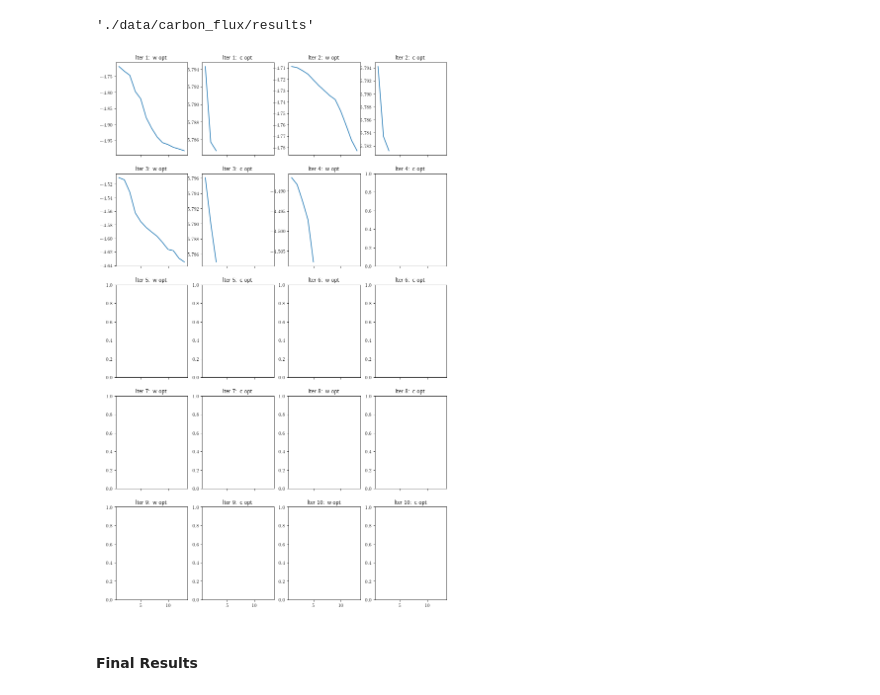
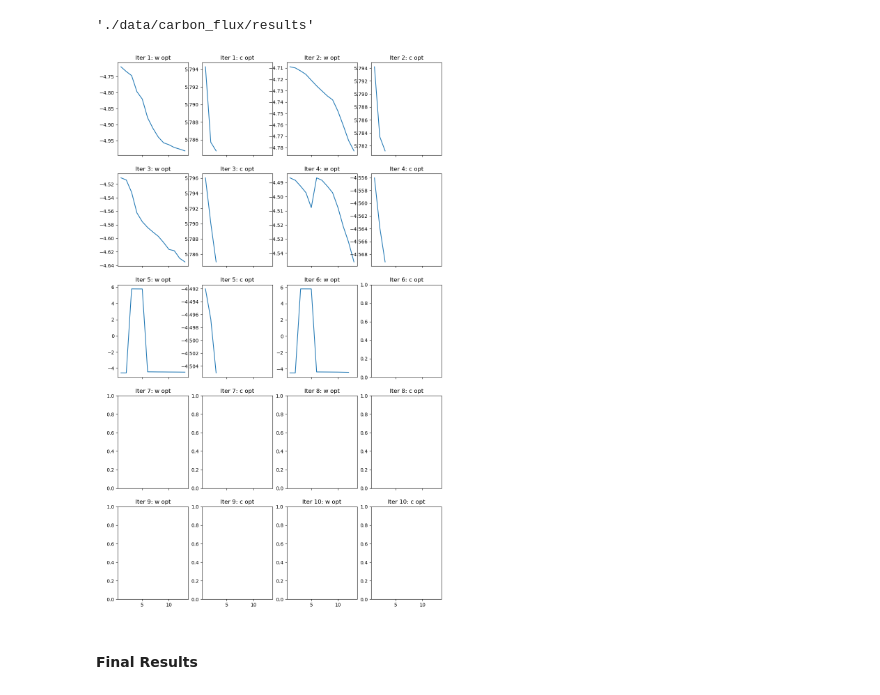
Before and after one commit to mcstanle/cf_inversion_sb_admm, a Jupyter notebook: output_investigations_20.ipynb, the cells around one changed output. Cells and saved outputs as stored; diff of their text form; code cells hidden in the pictures.

Commit message:
starting dual optimization from iteration 5

```diff
--- a/output_investigations_20.ipynb
+++ b/output_investigations_20.ipynb
@@ -16,10 +19,10 @@ from generate_opt_objects import A_b_generation
 # %%
-import matplotlib
+# import matplotlib
 
-# matplotlib settings
-matplotlib.rcParams['text.usetex'] = True
-plt.rcParams.update({'font.size': 18})
-plt.rc('text.latex', preamble=r'\usepackage{bm}')
+# # matplotlib settings
+# matplotlib.rcParams['text.usetex'] = True
+# plt.rcParams.update({'font.size': 18})
+# plt.rc('text.latex', preamble=r'\usepackage{bm}')
 # %%
 # results base directory
 BASE_DIR = './data/carbon_flux/results'
@@ -144,7 +147,8 @@ BASE_DIR
 './data/carbon_flux/results'
 # %%
 # read in the raw stdout file
-with open(BASE_DIR + '/20/stdout_0_2.txt', 'r') as f:
+# with open(BASE_DIR + '/20/stdout_0_2.txt', 'r') as f:
+with open(BASE_DIR + '/20/stdout.txt', 'r') as f:
     stdout_0_2_raw = f.readlines()
 
 with open(BASE_DIR + '/20/stdout_3_10.txt', 'r') as f:
@@ -162,11 +166,11 @@ traj_w_02 = all_obj_vals[16:29]
 traj_c_02 = all_obj_vals[29:32]
 traj_w_03 = all_obj_vals[32:45]
 traj_c_03 = all_obj_vals[45:48]
-traj_w_04 = all_obj_vals[48:]
-# traj_c_04 = all_obj_vals[61:64]
-# traj_w_05 = all_obj_vals[64:77]
-# traj_c_05 = all_obj_vals[77:80]
-# traj_w_06 = all_obj_vals[80:93]
+traj_w_04 = all_obj_vals[48:61]
+traj_c_04 = all_obj_vals[61:64]
+traj_w_05 = all_obj_vals[64:77]
+traj_c_05 = all_obj_vals[77:80]
+traj_w_06 = all_obj_vals[80:]
 # traj_c_06 = all_obj_vals[93:96]
 # traj_w_07 = all_obj_vals[96:109]
 # traj_c_07 = all_obj_vals[109:112]
@@ -193,14 +197,14 @@ ax[1, 1].plot(np.arange(1, len(traj_c_03) + 1), traj_c_03)
 
 # iteration 4
 ax[1, 2].plot(np.arange(1, len(traj_w_04) + 1), traj_w_04)
-# ax[1, 3].plot(np.arange(1, len(traj_c_04) + 1), traj_c_04)
+ax[1, 3].plot(np.arange(1, len(traj_c_04) + 1), traj_c_04)
 
-# # iteration 5
-# ax[2, 0].plot(np.arange(1, len(traj_w_05) + 1), traj_w_05)
-# ax[2, 1].plot(np.arange(1, len(traj_c_05) + 1), traj_c_05)
+# iteration 5
+ax[2, 0].plot(np.arange(1, len(traj_w_05) + 1), traj_w_05)
+ax[2, 1].plot(np.arange(1, len(traj_c_05) + 1), traj_c_05)
 
-# # iteration 6
-# ax[2, 2].plot(np.arange(1, len(traj_w_06) + 1), traj_w_06)
+# iteration 6
+ax[2, 2].plot(np.arange(1, len(traj_w_06) + 1), traj_w_06)
 # ax[2, 3].plot(np.arange(1, len(traj_c_06) + 1), traj_c_06)
 
 # # iteration 7
@@ -216,34 +220,34 @@ ax[1, 2].plot(np.arange(1, len(traj_w_04) + 1), traj_w_04)
 # ax[4, 1].plot(np.arange(1, len(traj_c_09) + 1), traj_c_09)
 
 # # iteration 10
 # ax[4, 2].plot(np.arange(1, len(traj_w_10) + 1), traj_w_10)
 # ax[4, 3].plot(np.arange(1, len(traj_c_10) + 1), traj_c_10)
 
 # labels
 ax[0, 0].set_title('Iter 1: w opt')
 ax[0, 1].set_title('Iter 1: c opt')
 ax[0, 2].set_title('Iter 2: w opt')
 ax[0, 3].set_title('Iter 2: c opt')
 ax[1, 0].set_title('Iter 3: w opt')
 ax[1, 1].set_title('Iter 3: c opt')
 ax[1, 2].set_title('Iter 4: w opt')
 ax[1, 3].set_title('Iter 4: c opt')
 ax[2, 0].set_title('Iter 5: w opt')
 ax[2, 1].set_title('Iter 5: c opt')
 ax[2, 2].set_title('Iter 6: w opt')
 ax[2, 3].set_title('Iter 6: c opt')
 ax[3, 0].set_title('Iter 7: w opt')
 ax[3, 1].set_title('Iter 7: c opt')
 ax[3, 2].set_title('Iter 8: w opt')
 ax[3, 3].set_title('Iter 8: c opt')
 ax[4, 0].set_title('Iter 9: w opt')
 ax[4, 1].set_title('Iter 9: c opt')
 ax[4, 2].set_title('Iter 10: w opt')
 ax[4, 3].set_title('Iter 10: c opt')
 
-plt.savefig(SAVE_FIG_BASE + '/suboptimization_progress.png', dpi=300)
+# plt.savefig(SAVE_FIG_BASE + '/suboptimization_progress.png', dpi=300)
 plt.show()
 # %% [output]
-[figure, old version]
+[figure, new version]
 # %% [markdown]
 #### Final Results
```
Also changed, not shown: parts of 12 cells of this notebook, 1 other file.
